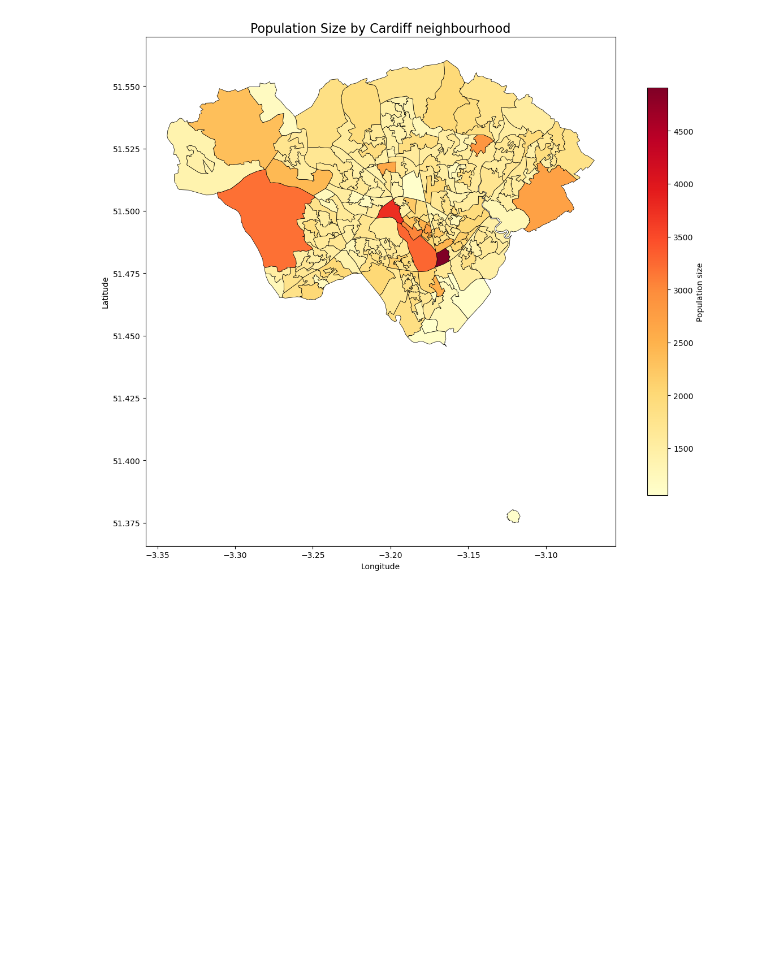
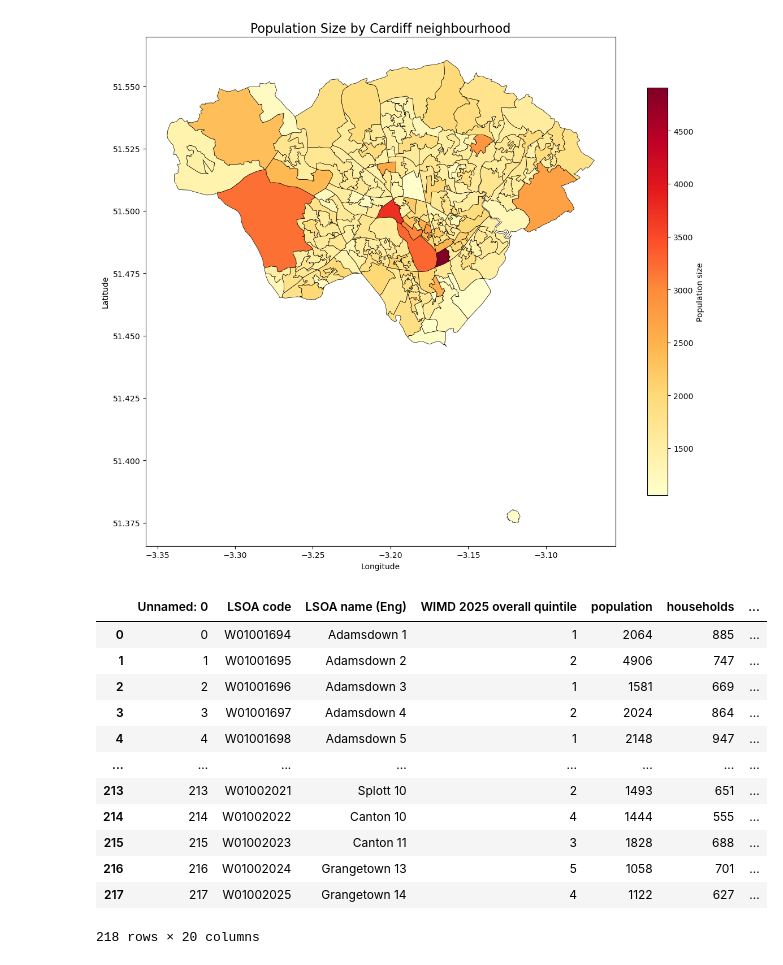
Before and after one commit to AuraFrizzati/VizElves2025, a Jupyter notebook: python_code/Explore_Level2_data.ipynb, the cells around one changed output. Cells and saved outputs as stored; diff of their text form; code cells hidden in the pictures; blank space fills up the shorter version.

```diff
--- a/python_code/Explore_Level2_data.ipynb
+++ b/python_code/Explore_Level2_data.ipynb
@@ -519,3 +519,23 @@ plt.tight_layout()
 plt.show()
 # %% [output]
 [figure]
+# %%
+df = pd.read_csv("../data/l2data_totals.csv")
+# %%
+df['sum_std1000']= 1000*df['sum']/df['population']
+# %%
+df
+# %% [output]
+|  | Unnamed: 0 | LSOA code | LSOA name (Eng) | WIMD 2025 overall quintile | population | households | ... |
+| 0 | 0 | W01001694 | Adamsdown 1 | 1 | 2064 | 885 | ... |
+| 1 | 1 | W01001695 | Adamsdown 2 | 2 | 4906 | 747 | ... |
+| 2 | 2 | W01001696 | Adamsdown 3 | 1 | 1581 | 669 | ... |
+| 3 | 3 | W01001697 | Adamsdown 4 | 2 | 2024 | 864 | ... |
+| 4 | 4 | W01001698 | Adamsdown 5 | 1 | 2148 | 947 | ... |
+| ... | ... | ... | ... | ... | ... | ... | ... |
+| 213 | 213 | W01002021 | Splott 10 | 2 | 1493 | 651 | ... |
+| 214 | 214 | W01002022 | Canton 10 | 4 | 1444 | 555 | ... |
+| 215 | 215 | W01002023 | Canton 11 | 3 | 1828 | 688 | ... |
+| 216 | 216 | W01002024 | Grangetown 13 | 5 | 1058 | 701 | ... |
+| 217 | 217 | W01002025 | Grangetown 14 | 4 | 1122 | 627 | ... |
+218 rows × 20 columns
```
Also changed, not shown: 5 other files.
